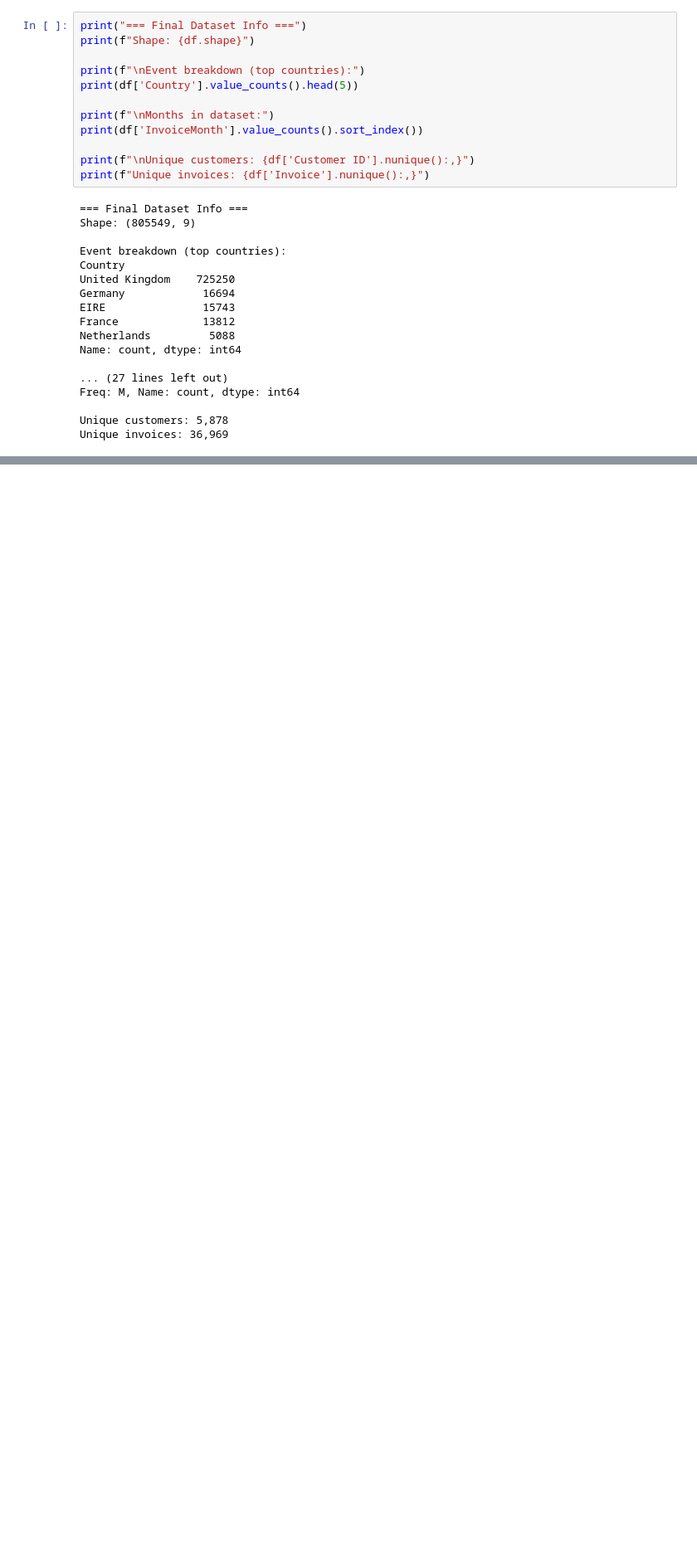
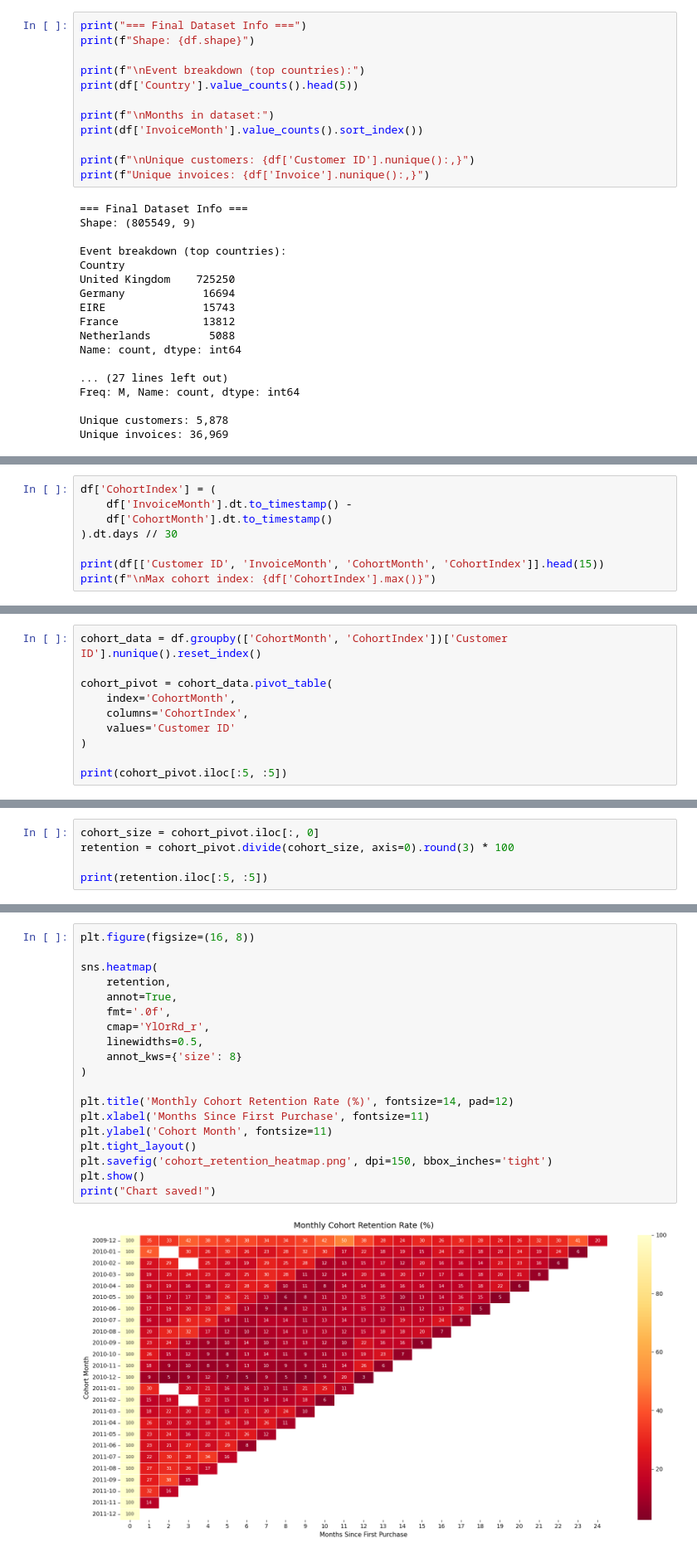
Before and after one commit to tkaixinn/user-retention-analysis, a Jupyter notebook: analysis.ipynb, the cells around one changed output, grey strips where cells are left out. Shown at 83% size. Drawn from its saved outputs; the diff is of its cells as text; blank space fills up the shorter version.

Commit message:
Add cohort retention analysis and heatmap

```diff
--- a/analysis.ipynb
+++ b/analysis.ipynb
@@ -118,0 +142,8 @@ Unique invoices: 36,969
+# %%
+df['CohortIndex'] = (
+    df['InvoiceMonth'].dt.to_timestamp() -
+    df['CohortMonth'].dt.to_timestamp()
+).dt.days // 30
+
+print(df[['Customer ID', 'InvoiceMonth', 'CohortMonth', 'CohortIndex']].head(15))
+print(f"\nMax cohort index: {df['CohortIndex'].max()}")
@@ -118,0 +169,10 @@ Unique invoices: 36,969
+# %%
+cohort_data = df.groupby(['CohortMonth', 'CohortIndex'])['Customer ID'].nunique().reset_index()
+
+cohort_pivot = cohort_data.pivot_table(
+    index='CohortMonth',
+    columns='CohortIndex',
+    values='Customer ID'
+)
+
+print(cohort_pivot.iloc[:5, :5])
@@ -118,0 +187,5 @@ Unique invoices: 36,969
+# %%
+cohort_size = cohort_pivot.iloc[:, 0]
+retention = cohort_pivot.divide(cohort_size, axis=0).round(3) * 100
+
+print(retention.iloc[:5, :5])
@@ -118,0 +200,21 @@ Unique invoices: 36,969
+# %%
+plt.figure(figsize=(16, 8))
+
+sns.heatmap(
+    retention,
+    annot=True,
+    fmt='.0f',
+    cmap='YlOrRd_r',
+    linewidths=0.5,
+    annot_kws={'size': 8}
+)
+
+plt.title('Monthly Cohort Retention Rate (%)', fontsize=14, pad=12)
+plt.xlabel('Months Since First Purchase', fontsize=11)
+plt.ylabel('Cohort Month', fontsize=11)
+plt.tight_layout()
+plt.savefig('cohort_retention_heatmap.png', dpi=150, bbox_inches='tight')
+plt.show()
+print("Chart saved!")
+# %% [output]
+[figure, added]
```
Also changed, not shown: parts of 8 cells of this notebook.
